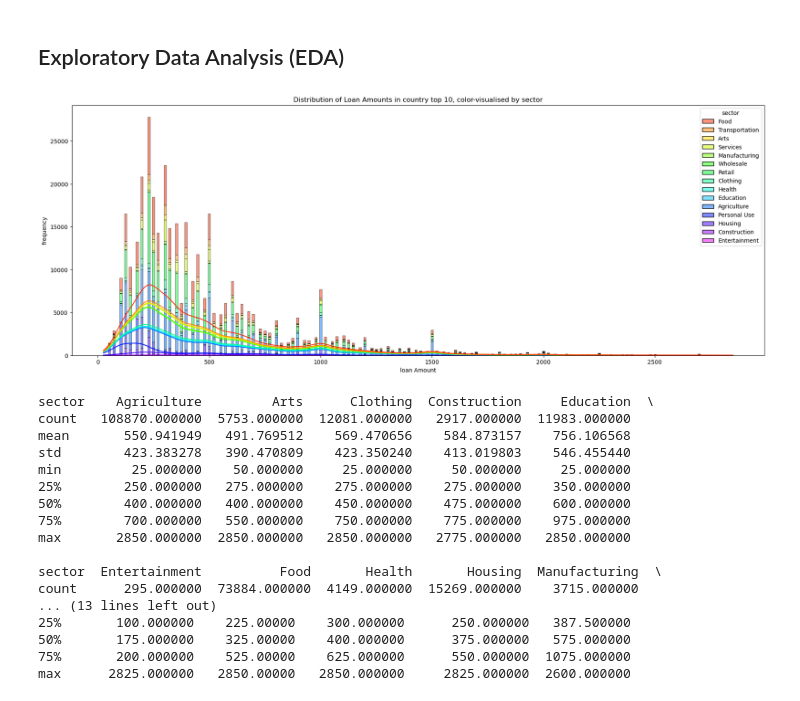
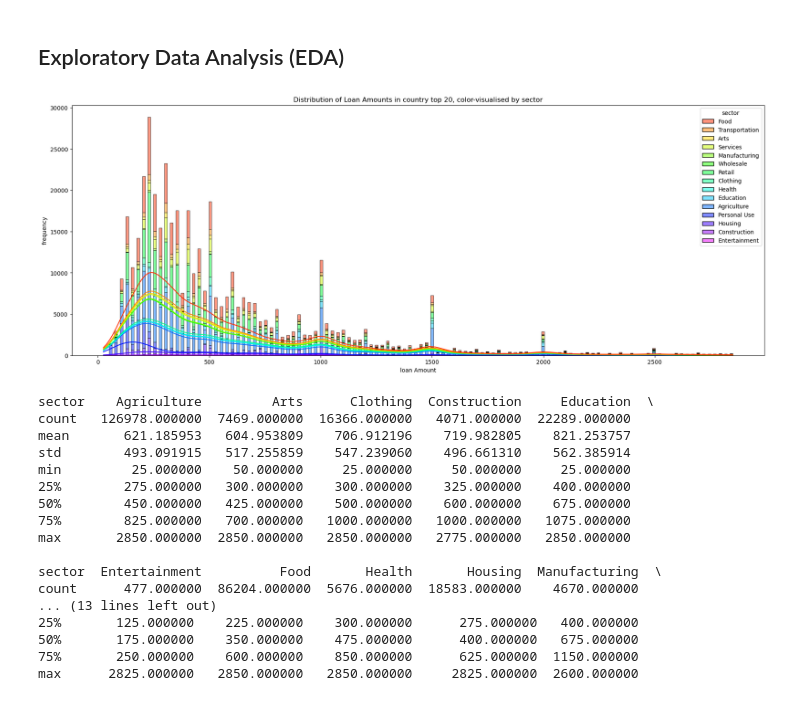
Before and after one commit to JAdamHub/M1-Exam-Submission, a Jupyter notebook: M1-Exam_Data_Exploration.ipynb, the cells around one changed output. Cells and saved outputs as stored; diff of their text form; code cells hidden in the pictures.

```diff
--- a/M1-Exam_Data_Exploration.ipynb
+++ b/M1-Exam_Data_Exploration.ipynb
@@ -309,13 +312,13 @@ data_clean[['loan_amount', 'funded_amount', 'term_in_months']].describe().T
 | funded_amount | 550998.0 | 601.934490 | 507.332615 | 25.0 | 250.0 | 425.0 | 800.0 | 2850.0 |
 | term_in_months | 550998.0 | 13.407176 | 8.139459 | 2.0 | 8.0 | 13.0 | 14.0 | 141.0 |
 # %%
-# What is the total amount of loan_amount for each country?
+# what is the total amount of loan_amount for each country?
 country_loans = data_clean.groupby('country')['loan_amount'].sum()
 
-# We would like a classic top 10 to get an overview of the
-country_top_10 = country_loans.sort_values(ascending=False).head(10)
+# we would like a classic top 20 to get an overview of the
+country_top_20 = country_loans.sort_values(ascending=False).head(20)
 
-print(country_top_10)
+print(country_top_20)
 # %% [output]
 country
 Philippines    53296250.0
@@ -331,8 +339,8 @@ Vietnam         9887975.0
 Name: loan_amount, dtype: float64
 # %%
-# getting top 10
-data_top_10 = data_clean[data_clean['country'].isin(country_top_10.index)]
+# getting top 20
+data_top_20 = data_clean[data_clean['country'].isin(country_top_20.index)]
 
-data_top_10.info()
+data_top_20.info()
 # %% [output]
 <class 'pandas.core.frame.DataFrame'>
@@ -379,38 +391,38 @@ plt.show()
 ## Exploratory Data Analysis (EDA)
 # %%
 # Define of median and mean
-mean_loan = data_top_10['loan_amount'].median()
-median_loan = data_top_10['loan_amount'].mean()
+mean_loan = data_top_20['loan_amount'].median()
+median_loan = data_top_20['loan_amount'].mean()
 
-# It's interesting to check the different sectors in top 10
+# It's interesting to check the different sectors in top 20
 
 plt.figure(figsize=(22, 8))
-sns.histplot(data_top_10, x='loan_amount', hue='sector', multiple='stack', kde=True, palette='gist_rainbow')
-plt.title('Distribution of Loan Amounts in country top 10, color-visualised by sector')
+sns.histplot(data_top_20, x='loan_amount', hue='sector', multiple='stack', kde=True, palette='gist_rainbow')
+plt.title('Distribution of Loan Amounts in country top 20, color-visualised by sector')
 plt.xlabel('loan Amount')
 plt.ylabel('frequency')
 plt.show()
 # %% [output]
-[figure, old version]
+[figure, new version]
 # %%
-sector_stat = data_top_10.groupby('sector')['loan_amount'].describe().T
+sector_stat = data_top_20.groupby('sector')['loan_amount'].describe().T
 print(sector_stat)
 # %% [output]
 sector    Agriculture         Arts      Clothing  Construction     Education  \
-count   108870.000000  5753.000000  12081.000000   2917.000000  11983.000000
-mean       550.941949   491.769512    569.470656    584.873157    756.106568
-std        423.383278   390.470809    423.350240    413.019803    546.455440
+count   126978.000000  7469.000000  16366.000000   4071.000000  22289.000000
+mean       621.185953   604.953809    706.912196    719.982805    821.253757
+std        493.091915   517.255859    547.239060    496.661310    562.385914
 min         25.000000    50.000000     25.000000     50.000000     25.000000
-25%        250.000000   275.000000    275.000000    275.000000    350.000000
-50%        400.000000   400.000000    450.000000    475.000000    600.000000
-75%        700.000000   550.000000    750.000000    775.000000    975.000000
+25%        275.000000   300.000000    300.000000    325.000000    400.000000
+50%        450.000000   425.000000    500.000000    600.000000    675.000000
+75%        825.000000   700.000000   1000.000000   1000.000000   1075.000000
 max       2850.000000  2850.000000   2850.000000   2775.000000   2850.000000
 
 sector  Entertainment          Food       Health       Housing  Manufacturing  \
-count      295.000000  73884.000000  4149.000000  15269.000000    3715.000000
+count      477.000000  86204.000000  5676.000000  18583.000000    4670.000000
 ... (13 lines left out)
-25%       100.000000    225.00000    300.000000      250.000000   387.500000
-50%       175.000000    325.00000    400.000000      375.000000   575.000000
-75%       200.000000    525.00000    625.000000      550.000000  1075.000000
-max      2825.000000   2850.00000   2850.000000     2825.000000  2600.000000
+25%       125.000000    225.000000    300.000000      275.000000   400.000000
+50%       175.000000    350.000000    475.000000      400.000000   675.000000
+75%       250.000000    600.000000    850.000000      625.000000  1150.000000
+max      2825.000000   2850.000000   2850.000000     2825.000000  2600.000000
 # %%
```
Also changed, not shown: parts of 10 cells of this notebook, 1 other file.
